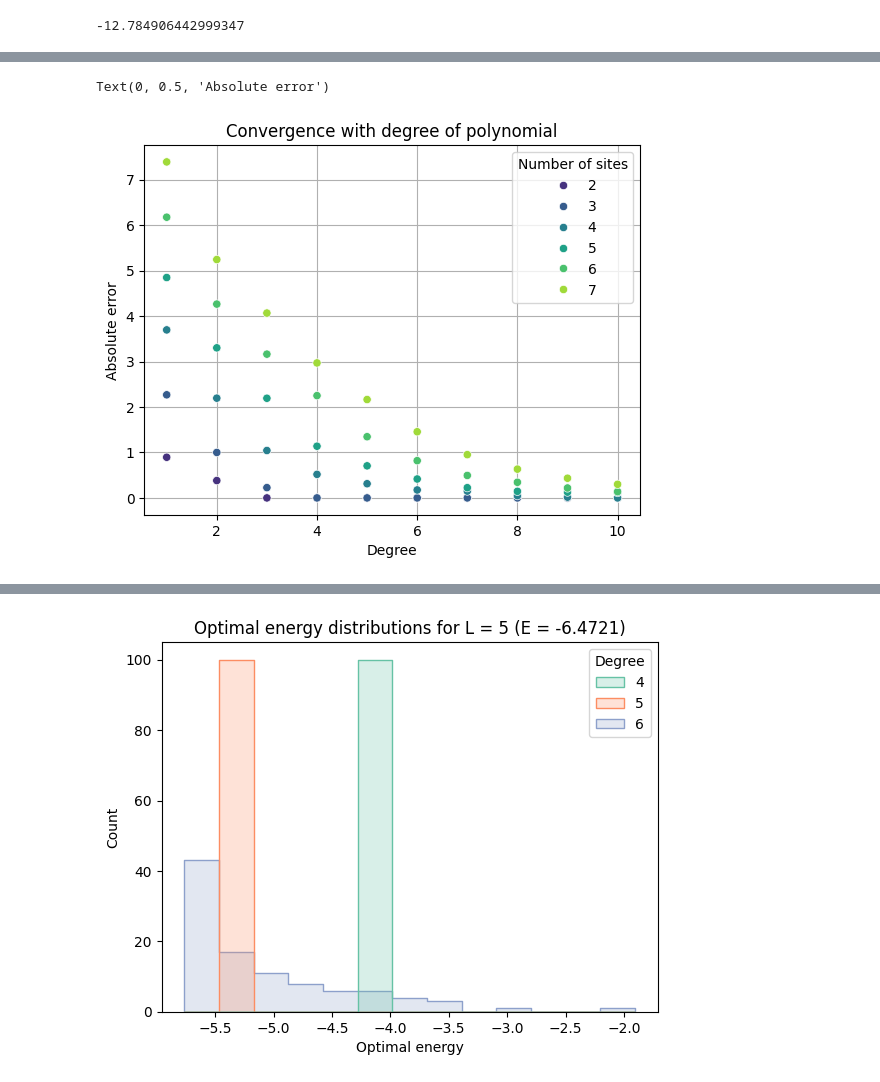
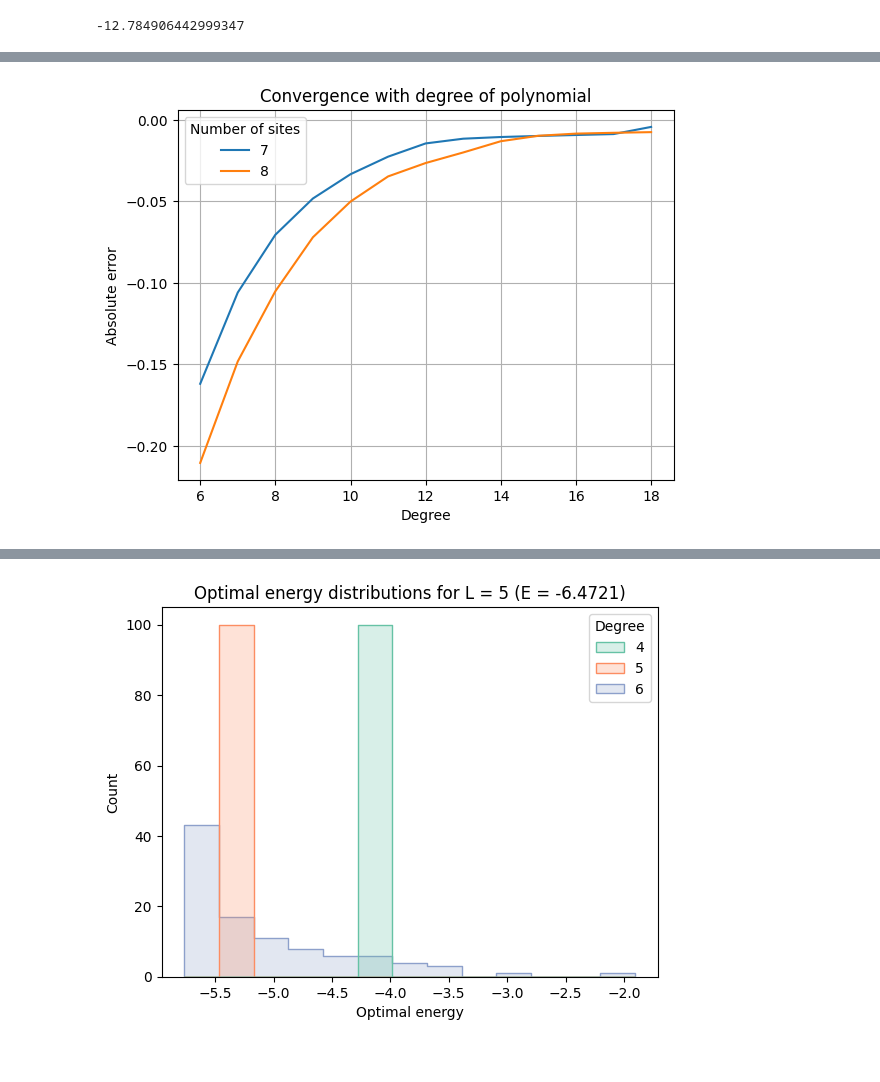
Before and after one commit to Newtech66/mtp-matrix-bootstrap, a Jupyter notebook: ising/random_basis_test.ipynb, the cells around one changed output, grey strips where cells are left out. Drawn from its saved outputs; the diff is of its cells as text; code cells hidden in the pictures.

```diff
--- a/ising/random_basis_test.ipynb
+++ b/ising/random_basis_test.ipynb
@@ -102,34 +102,36 @@ def construct_hamil(L: int, h: float) -> PauliSum:
         hamil = Counter({'IZ': -h, 'ZI': -h, 'XX': -1})
     return PauliSum(hamil)
 
-def comm_psd_solve(L, h, d):
-    H = construct_hamil(L, h).to_matrix()
+def comm_psd_solve(L, h, dlow, dhigh):
+    H = construct_hamil(L, h).to_matrix().astype(np.float64)
     basis = [np.eye(2 ** L)]
-    for _ in range(1, d + 1):
-        P = basis[-1] @ H
-        P /= np.max(P)
+    for k in range(dlow, dhigh + 1):
+        P = np.linalg.matrix_power(H, k)
+        # P = basis[-1] @ H
+        P /= np.mean(np.abs(P))
         basis.append(P)
     trM = pc.Constant("trM", [np.float64(np.trace(M)) for M in basis])
     trMH = pc.Constant("trMH", [np.float64(np.trace(M @ H)) for M in basis])
     prob = pc.Problem()
-    c = pc.RealVariable('c', d + 1)
-    rho = pc.SymmetricVariable('rho', H.shape[0])
+    c = pc.RealVariable('c', len(basis))
     prob.add_constraint(c.T * trM == 1)
-    prob.add_constraint(rho == pc.sum([c[i] * basis[i] for i in range(d + 1)]))
-    prob.add_constraint(rho >> 0)
+    prob.add_constraint(pc.sum([c[i] * basis[i] for i in range(len(basis))]) >> 0)
     prob.set_objective("min", c.T * trMH)
-    # print('Actually solving...')
+    print('Actually solving...')
     prob.solve(dualize=True)
+    print(prob.value)
     print(prob)
-    # print(c.value)
+    print(c.value)
+    # print(*basis)
+    print(csr_array(pc.sum([c[i] * basis[i] for i in range(len(basis))]).value))
     return prob.value
 
-def comm_psd_solve_sparse(L, h, d):
+def comm_psd_solve_sparse(L, h, dlow, dhigh):
     H = csr_matrix(construct_hamil(L, h).to_matrix(), dtype=np.float64)
     basis = [eye(2 ** L, 2 ** L, format='csr')]
-    for k in range(1, d + 1):
+    for k in range(dlow, dhigh + 1):
         P = sparse_power(H, k)
-        P /= np.max(P)
+        P /= np.mean(np.abs(P))
         basis.append(P)
     trM = pc.Constant("trM", [np.float64(M.trace()) for M in basis])
     trMH = pc.Constant("trMH", [np.float64((M @ H).trace()) for M in basis])
@@ -207,11 +217,11 @@ Actually solving...
 L, h = 3, 1
 data = []
 # opt_data = []
-seld = [1, 2, 3, 4, 5, 6, 7, 8, 9, 10]
-sell = [2, 3, 4, 5, 6, 7]
+seld = [6, 7, 8, 9, 10, 11, 12, 13, 14, 15, 16, 17, 18]
+sell = [7, 8]
 for L in sell:
     opt = dm_energy(L, h).value
     # opt_data.append(opt)
     for d in seld:
-        data.append([np.abs(opt - comm_psd_solve_sparse(L, h, d)), L, d])
+        data.append([np.abs(opt - comm_psd_solve_sparse(L, h, d)) / opt, L, d])
 df = pd.DataFrame(data, columns=["Optimal energy", "Number of sites", "Degree"])
@@ -220,12 +228,12 @@ df = pd.DataFrame(data, columns=["Optimal energy", "Number of sites", "Degree"])
 # %%
-cmap = sns.color_palette("viridis")[:len(sell)]
-sns.scatterplot(df, x="Degree", y="Optimal energy", hue="Number of sites", palette=cmap, zorder=10)
+cmap = sns.color_palette("tab10")[:len(sell)]
+sns.lineplot(df, x="Degree", y="Optimal energy", hue="Number of sites", palette=cmap, zorder=10)
 plt.title('Convergence with degree of polynomial')
 plt.grid()
 plt.ylabel("Absolute error")
+plt.show()
 # %% [output]
-Text(0, 0.5, 'Absolute error')
-[figure, old version]
+[figure, new version]
 # %%
 L, h = 5, 1
 data = []
```
Also changed, not shown: parts of 3 cells of this notebook, 11 other files.
